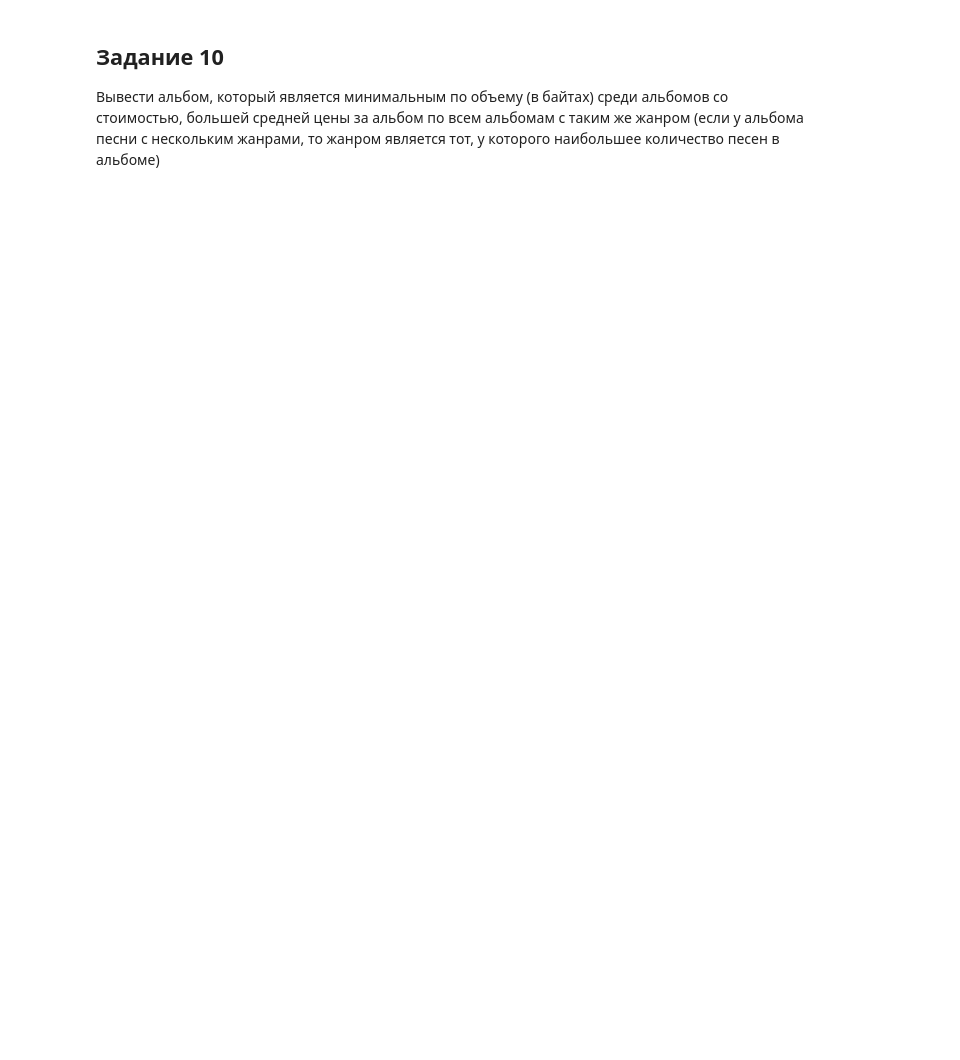
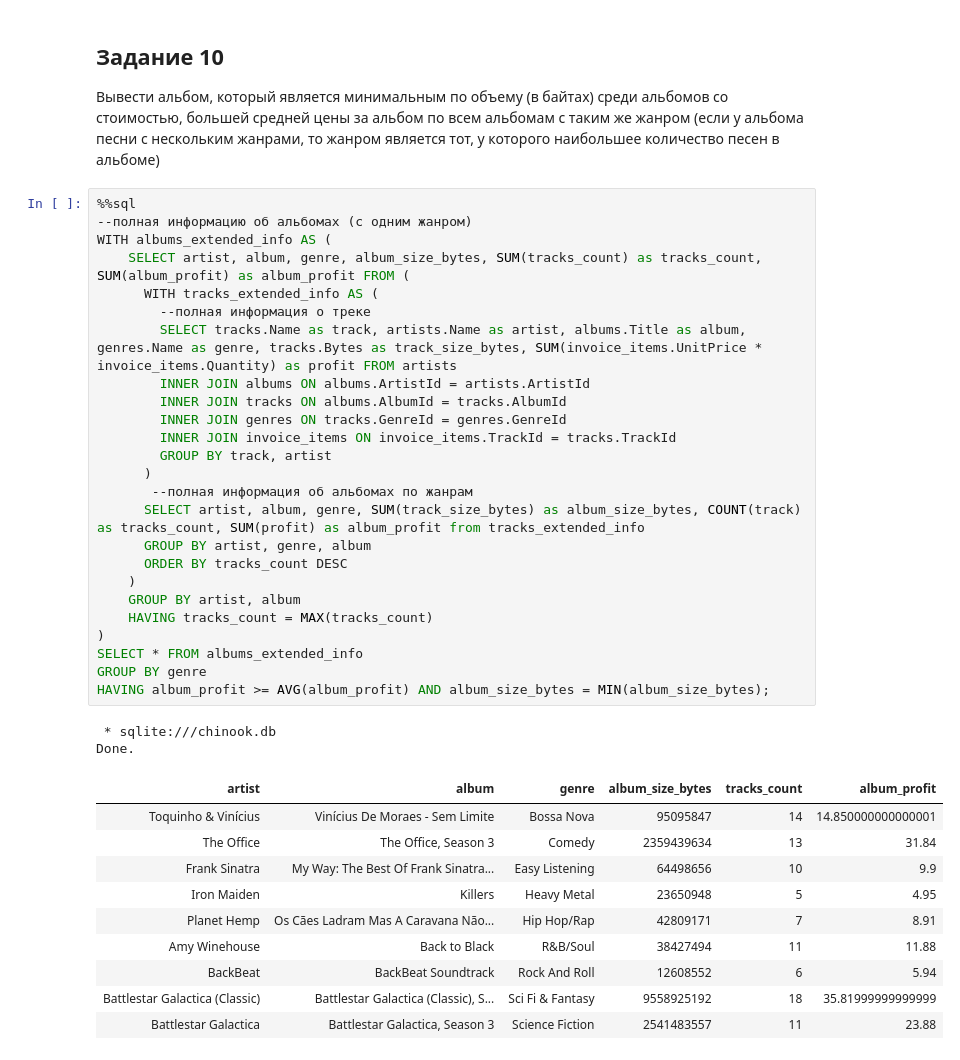
Before and after one commit to YanaGlad/DatabaseLab, a Jupyter notebook: lab_2.ipynb, the cells around one changed output. Drawn from its saved outputs; the diff is of its cells as text; blank space fills up the shorter version.

```diff
--- a/lab_2.ipynb
+++ b/lab_2.ipynb
@@ -98,3 +244,41 @@ Done.
 # %% [markdown]
 ## Задание 10
 Вывести альбом, который является минимальным по объему (в байтах) среди альбомов со стоимостью, большей средней цены за альбом по всем альбомам с таким же жанром (если у альбома песни с нескольким жанрами, то жанром является тот, у которого наибольшее количество песен в альбоме)
+# %%
+%%sql
+--полная информацию об альбомах (с одним жанром)
+WITH albums_extended_info AS (
+    SELECT artist, album, genre, album_size_bytes, SUM(tracks_count) as tracks_count, SUM(album_profit) as album_profit FROM (
+      WITH tracks_extended_info AS (
+        --полная информация о треке
+        SELECT tracks.Name as track, artists.Name as artist, albums.Title as album, genres.Name as genre, tracks.Bytes as track_size_bytes, SUM(invoice_items.UnitPrice * invoice_items.Quantity) as profit FROM artists
+        INNER JOIN albums ON albums.ArtistId = artists.ArtistId
+        INNER JOIN tracks ON albums.AlbumId = tracks.AlbumId
+        INNER JOIN genres ON tracks.GenreId = genres.GenreId
+        INNER JOIN invoice_items ON invoice_items.TrackId = tracks.TrackId
+        GROUP BY track, artist
+      )
+       --полная информация об альбомах по жанрам
+      SELECT artist, album, genre, SUM(track_size_bytes) as album_size_bytes, COUNT(track) as tracks_count, SUM(profit) as album_profit from tracks_extended_info
+      GROUP BY artist, genre, album
+      ORDER BY tracks_count DESC
+    )
+    GROUP BY artist, album
+    HAVING tracks_count = MAX(tracks_count)
+)
+SELECT * FROM albums_extended_info
+GROUP BY genre
+HAVING album_profit >= AVG(album_profit) AND album_size_bytes = MIN(album_size_bytes);
+# %% [output]
+ * sqlite:///chinook.db
+Done.
+| artist | album | genre | album_size_bytes | tracks_count | album_profit |
+| Toquinho & Vinícius | Vinícius De Moraes - Sem Limite | Bossa Nova | 95095847 | 14 | 14.850000000000001 |
+| The Office | The Office, Season 3 | Comedy | 2359439634 | 13 | 31.84 |
+| Frank Sinatra | My Way: The Best Of Frank Sinatra... | Easy Listening | 64498656 | 10 | 9.9 |
+| Iron Maiden | Killers | Heavy Metal | 23650948 | 5 | 4.95 |
+| Planet Hemp | Os Cães Ladram Mas A Caravana Não... | Hip Hop/Rap | 42809171 | 7 | 8.91 |
+| Amy Winehouse | Back to Black | R&B/Soul | 38427494 | 11 | 11.88 |
+| BackBeat | BackBeat Soundtrack | Rock And Roll | 12608552 | 6 | 5.94 |
+| Battlestar Galactica (Classic) | Battlestar Galactica (Classic), S... | Sci Fi & Fantasy | 9558925192 | 18 | 35.81999999999999 |
+| Battlestar Galactica | Battlestar Galactica, Season 3 | Science Fiction | 2541483557 | 11 | 23.88 |
```
Also changed, not shown: parts of 7 cells of this notebook.
